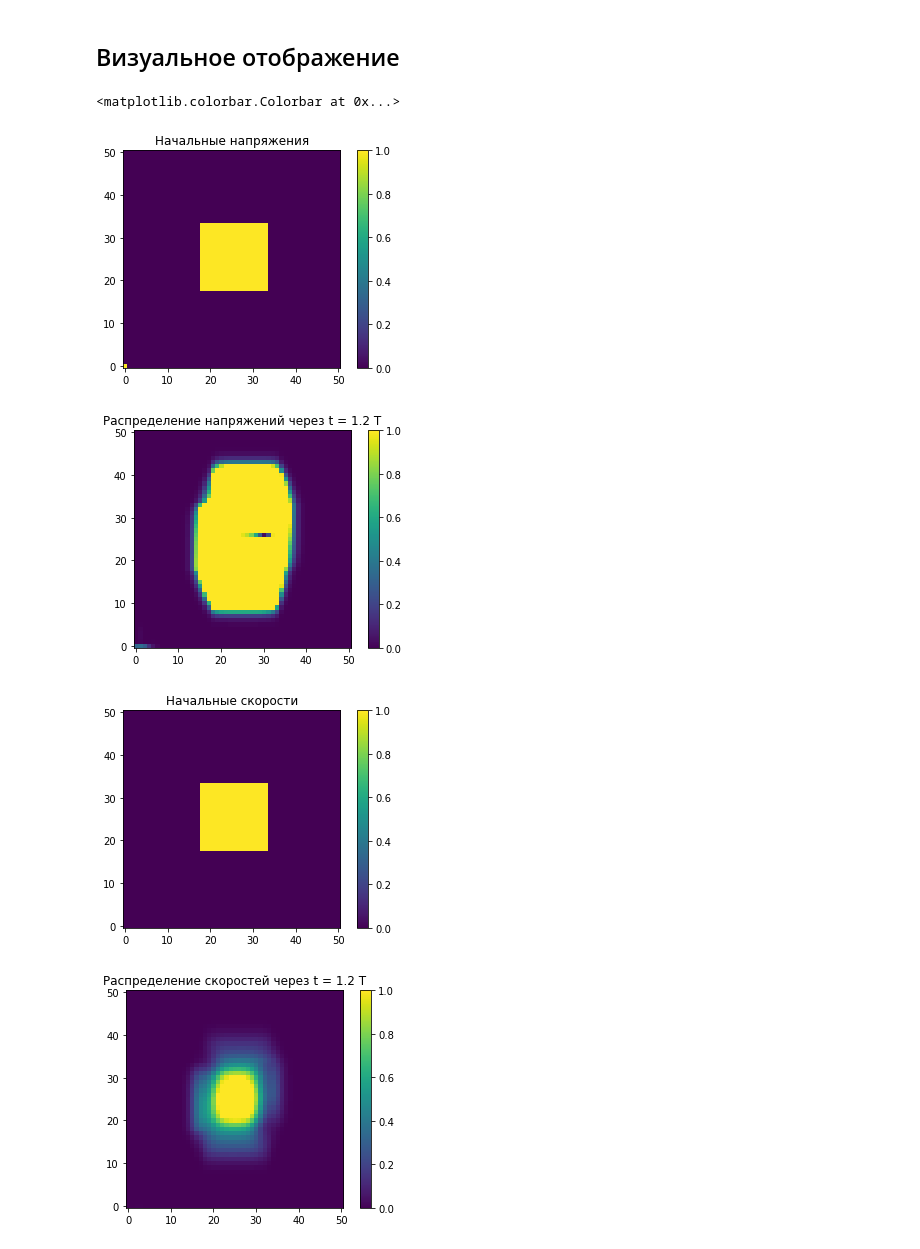
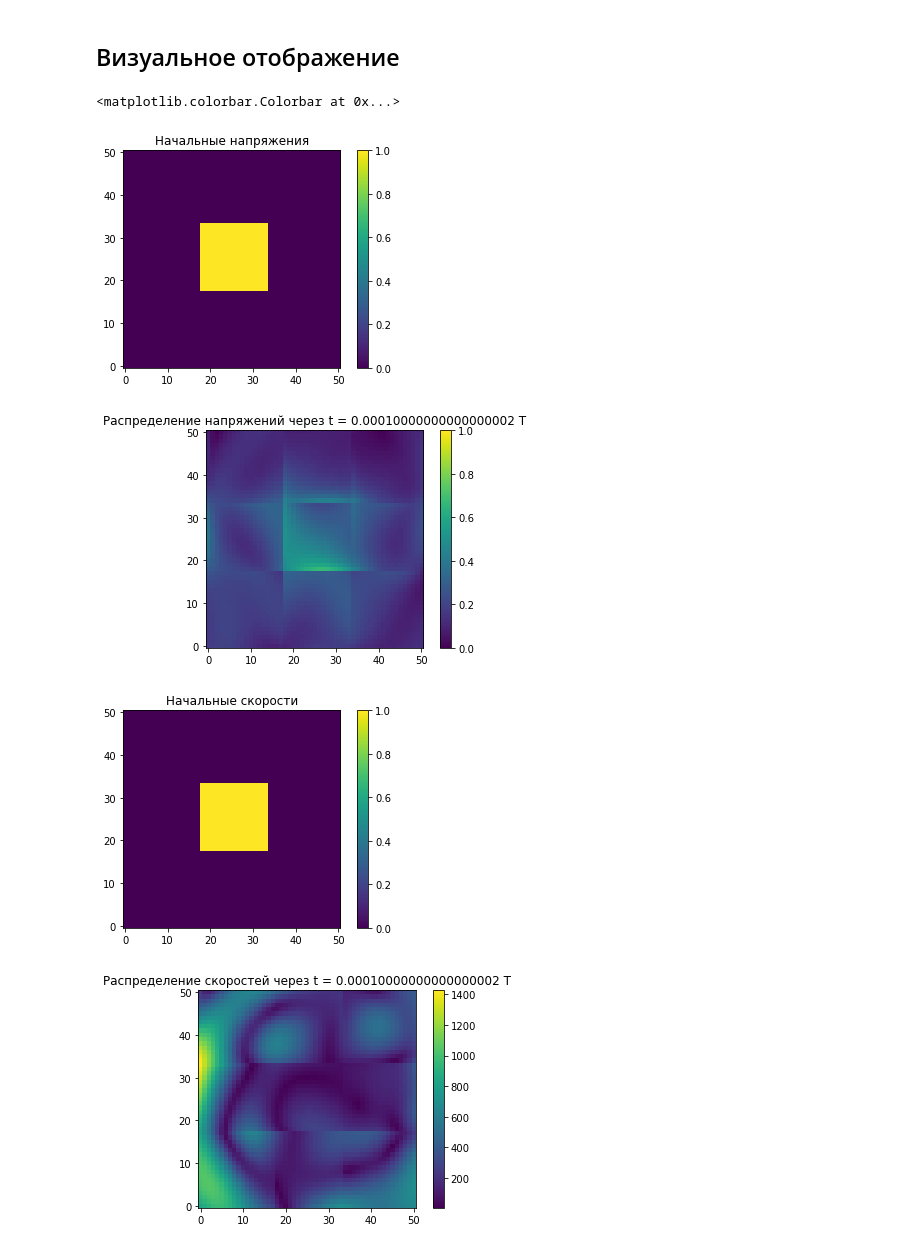
Before and after one commit to KirikMaster/MIPT-assignments, a Jupyter notebook: 4 sem/Проект.ipynb, the cells around one changed output. Drawn from its saved outputs; the diff is of its cells as text; code cells hidden in the pictures.

```diff
--- a/4 sem/Проект.ipynb
+++ b/4 sem/Проект.ipynb
@@ -6,7 +6,7 @@ import matplotlib.pyplot as plt
 # %% [markdown]
 ## Функции
 # %%
-def fill_C(): #Заполнить сетку ненулевыми лямбдами
+def fill_C(): # Заполнить сетку ненулевыми лямбдами
     C11 = 12.98344389516936
     C12 = 2.76656283641825
     C16 = 5.00630996992227
@@ -16,6 +16,7 @@ def fill_C(): #Заполнить сетку ненулевыми лямбдам
     C = np.array([(C11, C12, C16),
                   (C12, C22, C26),
                   (C16, C26, C66)])
+    C *= 1e-9 # Гигапаскали - 10^9
     return C
 
 def Omega(q, Omega):
@@ -108,9 +106,9 @@ for j in range(M):
             data_current[i, j]['sxx'] = 1.0
             data_current[i, j]['syy'] = 1.0
             data_current[i, j]['sxy'] = 0.0
-            data_current[i, j]['vx']  = 1.0
+            data_current[i, j]['vx']  = -1.0
             data_current[i, j]['vy']  = 1.0
-data_current[0, 0]['sxx'] = 5
+#data_current[0, 0]['sxx'] = 5
 data_start = data_current.copy()
 #print(data_current['sxx'])
 # %% [markdown]
@@ -118,6 +116,9 @@ data_start = data_current.copy()
 # %%
 c1x, c2x = Lamx[3][3], Lamx[4][4]
 c1y, c2y = Lamy[1][1], Lamy[4][4]
+T = 0.0001 * L / max(c1x, c2x, c1y, c2y) # 1 полный оборот начального возмущения
+dt = 0.4 * h / max(c1x, c2x, c1y, c2y) # коэффициент должен быть меньше единицы
+
 for k in range(int(T / dt)): # w1 for 0, w2, w3 for c-, w4, w5 for c+
     # Шаг по X
     for j in range(M):
@@ -129,8 +130,8 @@ for k in range(int(T / dt)): # w1 for 0, w2, w3 for c-, w4, w5 for c+
                 w1_new = w1 # Характеристика не меняется, это видно в уравнениях
                 w2_new = w2 + c2x * dt / h * (w2n - w2)
                 w3_new = w3 + c1x * dt / h * (w3n - w3)
-                w4_new = w4 - c1x * dt / h * (w4 - w4p)
-                w5_new = w5 - c2x * dt / h * (w5 - w5p)
+                w4_new = w4 - c2x * dt / h * (w4 - w4p)
+                w5_new = w5 - c1x * dt / h * (w5 - w5p)
                 qeq = Omega_inv((w1_new, w2_new, w3_new, w4_new, w5_new), Omegax_inv)
                 #print(qeq)
                 #print(list(qeq))
@@ -143,8 +144,8 @@ for k in range(int(T / dt)): # w1 for 0, w2, w3 for c-, w4, w5 for c+
                 w1_new = w1 # Характеристика не меняется, это видно в уравнениях
                 w2_new = w2 + c2x * dt / h * (w2n - w2)
                 w3_new = w3 + c1x * dt / h * (w3n - w3)
-                w4_new = w4 - c1x * dt / h * (w4 - w4p)
-                w5_new = w5 - c2x * dt / h * (w5 - w5p)
+                w4_new = w4 - c2x * dt / h * (w4 - w4p)
+                w5_new = w5 - c1x * dt / h * (w5 - w5p)
                 data_next[j, i] = Omega_inv((w1_new, w2_new, w3_new, w4_new, w5_new), Omegax_inv)
             else:            # Не граница
                 (w1 , w2 , w3 , w4 , w5 ) = Omega(list(data_current[j, i]), Omegax)
@@ -153,8 +154,8 @@ for k in range(int(T / dt)): # w1 for 0, w2, w3 for c-, w4, w5 for c+
                 w1_new = w1 # Характеристика не меняется, это видно в уравнениях
                 w2_new = w2 + c2x * dt / h * (w2n - w2)
                 w3_new = w3 + c1x * dt / h * (w3n - w3)
-                w4_new = w4 - c1x * dt / h * (w4 - w4p)
-                w5_new = w5 - c2x * dt / h * (w5 - w5p)
+                w4_new = w4 - c2x * dt / h * (w4 - w4p)
+                w5_new = w5 - c1x * dt / h * (w5 - w5p)
                 data_next[j, i] = Omega_inv((w1_new, w2_new, w3_new, w4_new, w5_new), Omegax_inv)
     # Шаг по Y
     for i in range(M):
@@ -194,28 +195,28 @@ for k in range(int(T / dt)): # w1 for 0, w2, w3 for c-, w4, w5 for c+
 # %%
 fig1, ax1 = plt.subplots()
 ax1.set_title('Начальные напряжения')
-img1 = ax1.imshow((data_start['sxx'] ** 2 + data_start['syy'] ** 2), vmin = 0, vmax = 1, origin = 'lower')
+img1 = ax1.imshow(np.sqrt(data_start['sxx'] ** 2 + data_start['syy'] ** 2 + 4 * data_start['sxy'] ** 2), vmin = 0, vmax = 1, origin = 'lower')
 plt.colorbar(img1)
 fig2, ax2 = plt.subplots()
-ax2.set_title('Распределение напряжений через t = ' + str(T / (L / abs(np.max(C)))) + ' T')
+ax2.set_title('Распределение напряжений через t = ' + str(T / (L / max(c1x, c2x, c1y, c2y))) + ' T')
 #_ = ax2.set_xlabel('Горизонталь OX, м')
 #_ = ax2.set_ylabel('Вертикаль OY, м')
-img2 = ax2.imshow((data_current['sxx'] ** 2 + data_current['syy'] ** 2), vmin = 0, vmax = 1, origin = 'lower')
+img2 = ax2.imshow(np.sqrt(data_current['sxx'] ** 2 + data_current['syy'] ** 2 + 4 * data_current['sxy'] ** 2), vmin = 0, vmax = 1, origin = 'lower')
 plt.colorbar(img2)
 
 fig3, ax3 = plt.subplots()
 ax3.set_title('Начальные скорости')
-img3 = ax3.imshow((data_start['vx'] ** 2 + data_start['vy'] ** 2), vmin = 0, vmax = 1, origin = 'lower')
+img3 = ax3.imshow(np.sqrt(data_start['vx'] ** 2 + data_start['vy'] ** 2), vmin = 0, vmax = 1, origin = 'lower')
 plt.colorbar(img3)
 fig4, ax4 = plt.subplots()
-ax4.set_title('Распределение скоростей через t = ' + str(T / (L / abs(np.max(C)))) + ' T')
+ax4.set_title('Распределение скоростей через t = ' + str(T / (L / max(c1x, c2x, c1y, c2y))) + ' T')
 #_ = ax2.set_xlabel('Горизонталь OX, м')
 #_ = ax2.set_ylabel('Вертикаль OY, м')
-img4 = ax4.imshow((data_current['vx'] ** 2 + data_current['vy'] ** 2), vmin = 0, vmax = 1, origin = 'lower')
+img4 = ax4.imshow(np.sqrt(data_current['vx'] ** 2 + data_current['vy'] ** 2), origin = 'lower')
 plt.colorbar(img4)
 # %% [output]
 <matplotlib.colorbar.Colorbar at 0x...>
 [figure]
-[figure, old version]
+[figure, new version]
 [figure]
-[figure, old version]
+[figure, new version]
```
Also changed, not shown: parts of 2 cells of this notebook.
